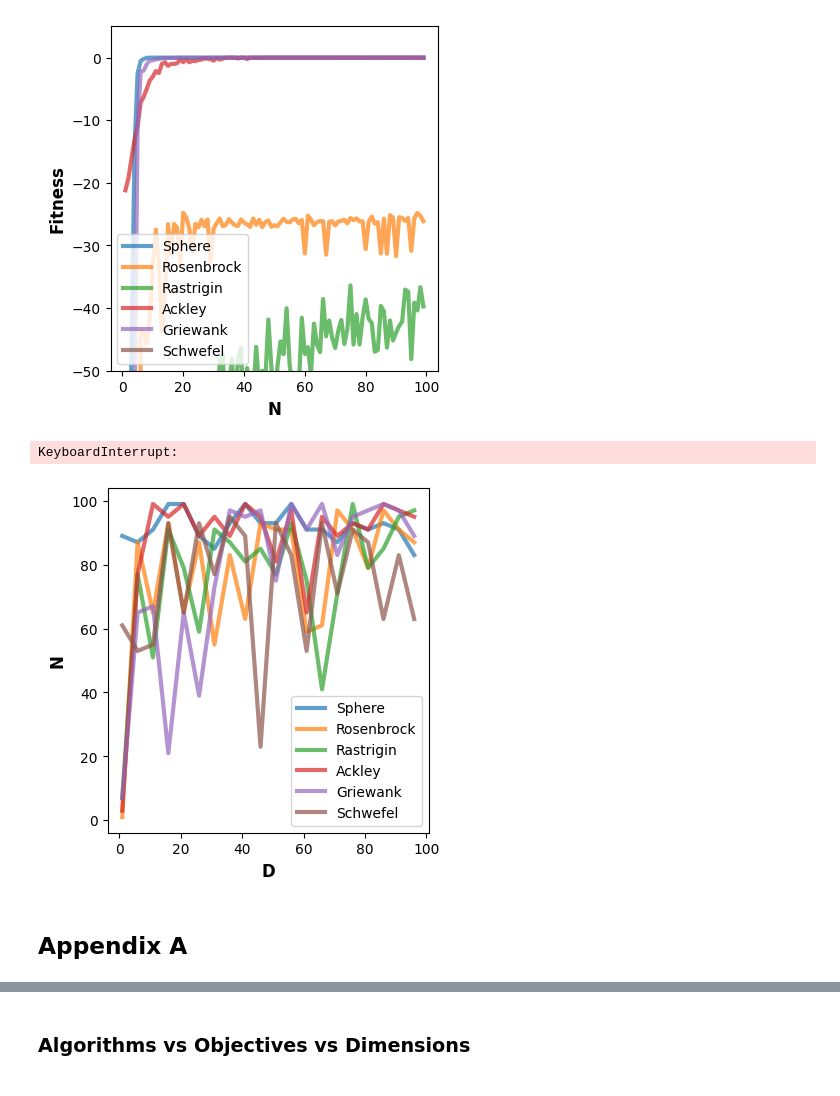
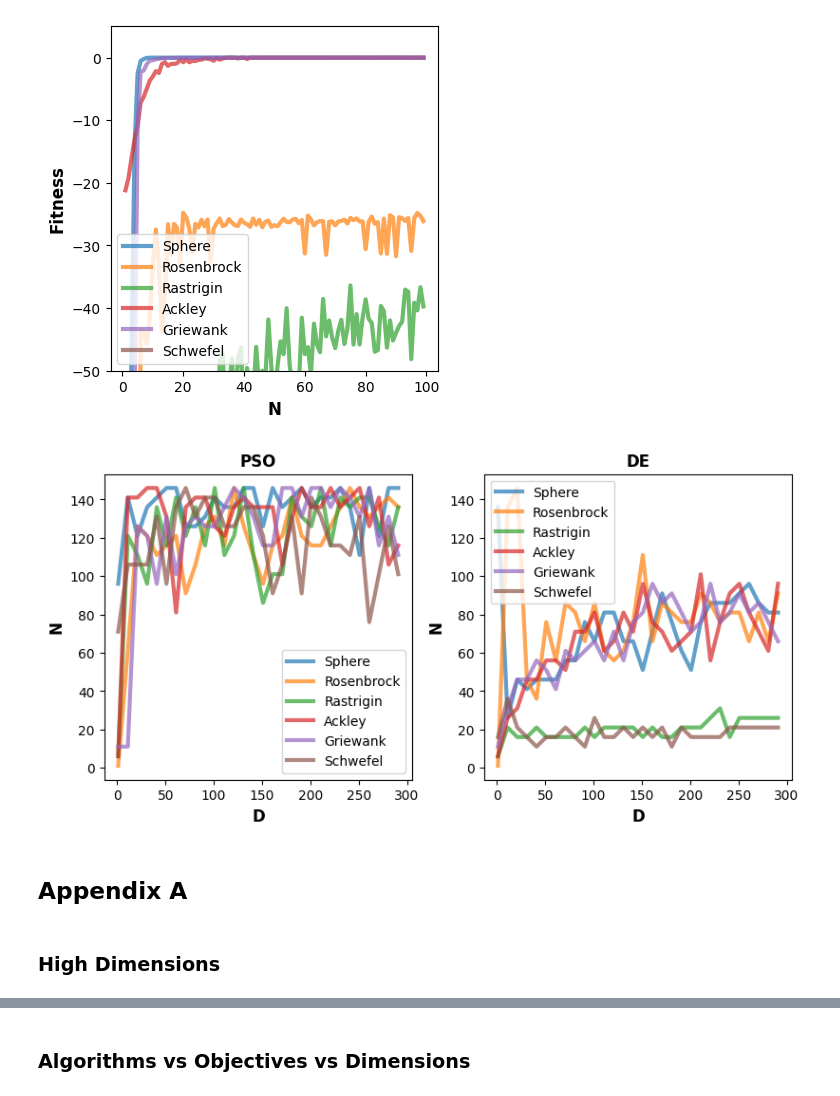
Before and after one commit to mantasu/nat2324, a Jupyter notebook: notebooks/problem1.ipynb, the cells around one changed output, grey strips where cells are left out. Saved outputs shown, nothing was run; the diff lists cells and outputs as text; code cells hidden in the pictures.

```diff
--- a/notebooks/problem1.ipynb
+++ b/notebooks/problem1.ipynb
@@ -223,38 +223,41 @@ visualize_optimization_experiments(
 # %%
 experiment_setup = {
     "so_type": ["pso", "de"],
     'N': range(1, 150, 5),
-    'D': range(1, 300, 5),
+    'D': range(1, 300, 10),
     ("fitness_fn", "bounds"): objectives.values(),
 }
 
 default_kwargs = {
     "num_generations": NUM_GENERATIONS,
     "patience": None,
 }
 
 results = run_optimization_experiment(
     SwarmOptimization.experiment_callback,
     experiment_setup,
     default_kwargs,
     is_cartesian_product=True,
     chunksize=5,
-    num_runs=3,
+    num_runs=2,
     dirname="../experiments/problem1",
 )
+
+results[("so_type", "N", "D", ("fitness_fn", "bounds"))].shape
+ps = results[("so_type", "N", "D", ("fitness_fn", "bounds"))][0, :, :, :, 0]
+de = results[("so_type", "N", "D", ("fitness_fn", "bounds"))][1, :, :, :, 0]
+ns = np.array(experiment_setup["N"])
+
+visualize_optimization_experiments(
+    xs={'D': experiment_setup['D']},
+    ys={"PSO": ns[ps.argmax(0)], "DE": ns[de.argmax(0)]},
+    curve_labels=list(objectives.keys()),
+    labels='N',
+    filepath="../experiments/problem1/fitness_vs_N_vs_objective.png",
+)
 # %% [output]
-KeyboardInterrupt:
+[figure, added]
-# %%
-visualize_optimization_experiments(
-    xs={'D': experiment_setup["D"]},
-    # ys={'D': experiment_setup["D"]},
-    ys={'N': np.array(experiment_setup["N"])[results[('N', 'D', ("fitness_fn", "bounds"))].argmax(0)][..., 0]},
-    # zs={"Fitness": results[('N', 'D', ("fitness_fn", "bounds"))][:, :, :1, 0]},
-    curve_labels=list(objectives.keys()),
-    # ylim=(-100, 5),
-    filepath="../experiments/problem1/fitness_vs_N_vs_objective.png",
-)
-# %% [output]
-[figure, removed]
 # %% [markdown]
 ## Appendix A
+# %% [markdown]
+### High Dimensions
```
Also changed, not shown: parts of 18 cells of this notebook, 5 other files.
